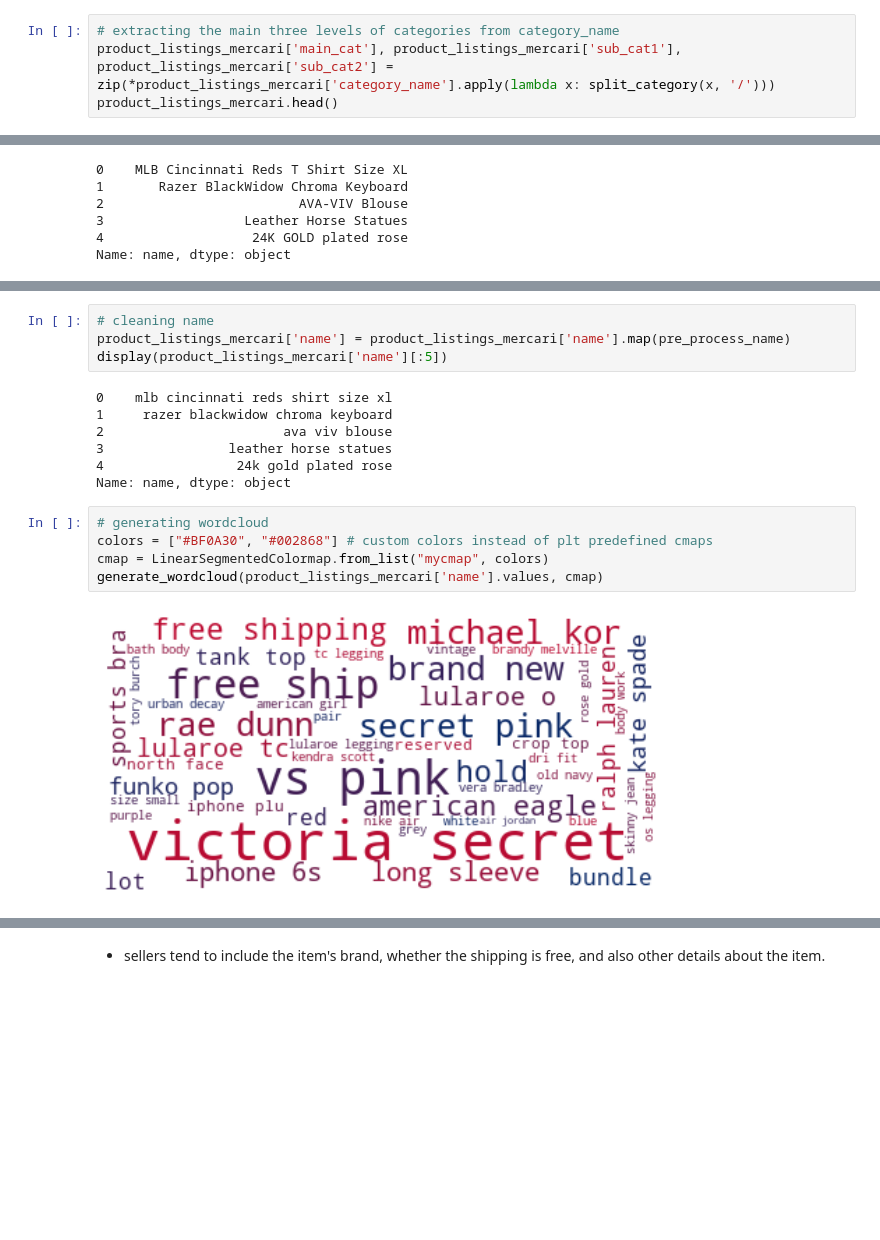
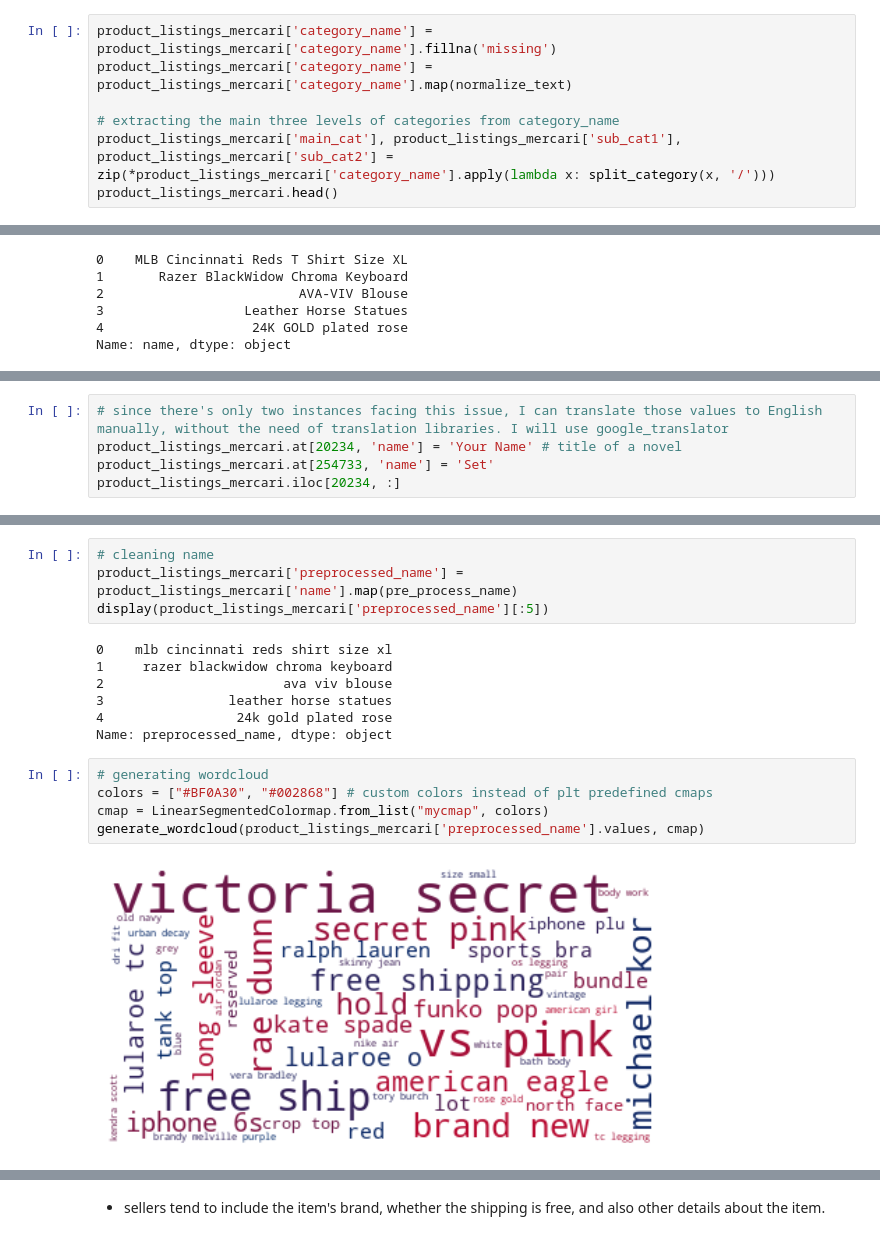
Before and after one commit to aleirim/data_science, a Jupyter notebook: project_mercari_price_suggestion/project_mercari_eda.ipynb, the cells around one changed output, grey strips where cells are left out. Cells and saved outputs as stored; diff of their text form; blank space fills up the shorter version.

```diff
--- a/project_mercari_price_suggestion/project_mercari_eda.ipynb
+++ b/project_mercari_price_suggestion/project_mercari_eda.ipynb
@@ -393,6 +393,9 @@ categ_df.describe()
 - excluding missing values, in the records there are 10 main categories, 113 categories at level 1, 870 at level 2, 6 at level 3 and 2 at level 4.
 - the first 3 levels are commonly specified in the listing while levels 3 and 4 are rarely set.
 # %%
+product_listings_mercari['category_name'] = product_listings_mercari['category_name'].fillna('missing')
+product_listings_mercari['category_name'] = product_listings_mercari['category_name'].map(normalize_text)
+
 # extracting the main three levels of categories from category_name
 product_listings_mercari['main_cat'], product_listings_mercari['sub_cat1'], product_listings_mercari['sub_cat2'] = zip(*product_listings_mercari['category_name'].apply(lambda x: split_category(x, '/')))
 product_listings_mercari.head()
@@ -531,0 +558,5 @@ Name: name, dtype: object
+# %%
+# since there's only two instances facing this issue, I can translate those values to English manually, without the need of translation libraries. I will use google_translator
+product_listings_mercari.at[20234, 'name'] = 'Your Name' # title of a novel
+product_listings_mercari.at[254733, 'name'] = 'Set'
+product_listings_mercari.iloc[20234, :]
@@ -532,20 +576,20 @@ Name: name, dtype: object
 # %%
 # cleaning name
-product_listings_mercari['name'] = product_listings_mercari['name'].map(pre_process_name)
-display(product_listings_mercari['name'][:5])
+product_listings_mercari['preprocessed_name'] = product_listings_mercari['name'].map(pre_process_name)
+display(product_listings_mercari['preprocessed_name'][:5])
 # %% [output]
 0    mlb cincinnati reds shirt size xl
 1     razer blackwidow chroma keyboard
 2                       ava viv blouse
 3                leather horse statues
 4                 24k gold plated rose
-Name: name, dtype: object
+Name: preprocessed_name, dtype: object
 # %%
 # generating wordcloud
 colors = ["#BF0A30", "#002868"] # custom colors instead of plt predefined cmaps
 cmap = LinearSegmentedColormap.from_list("mycmap", colors)
-generate_wordcloud(product_listings_mercari['name'].values, cmap)
+generate_wordcloud(product_listings_mercari['preprocessed_name'].values, cmap)
 # %% [output]
-[figure, old version]
+[figure, new version]
 # %%
 # most frequent 2-grams and 3-grams
```
Also changed, not shown: parts of 22 cells of this notebook.
